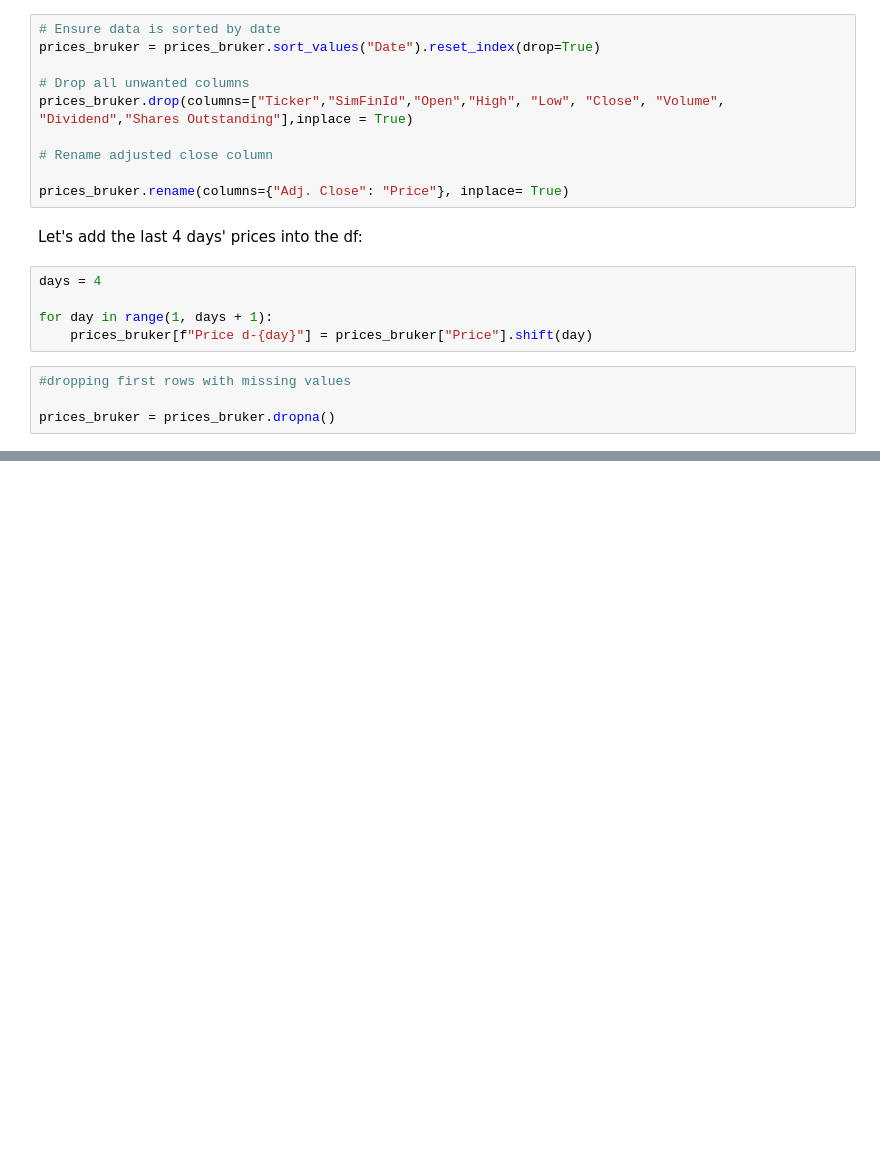
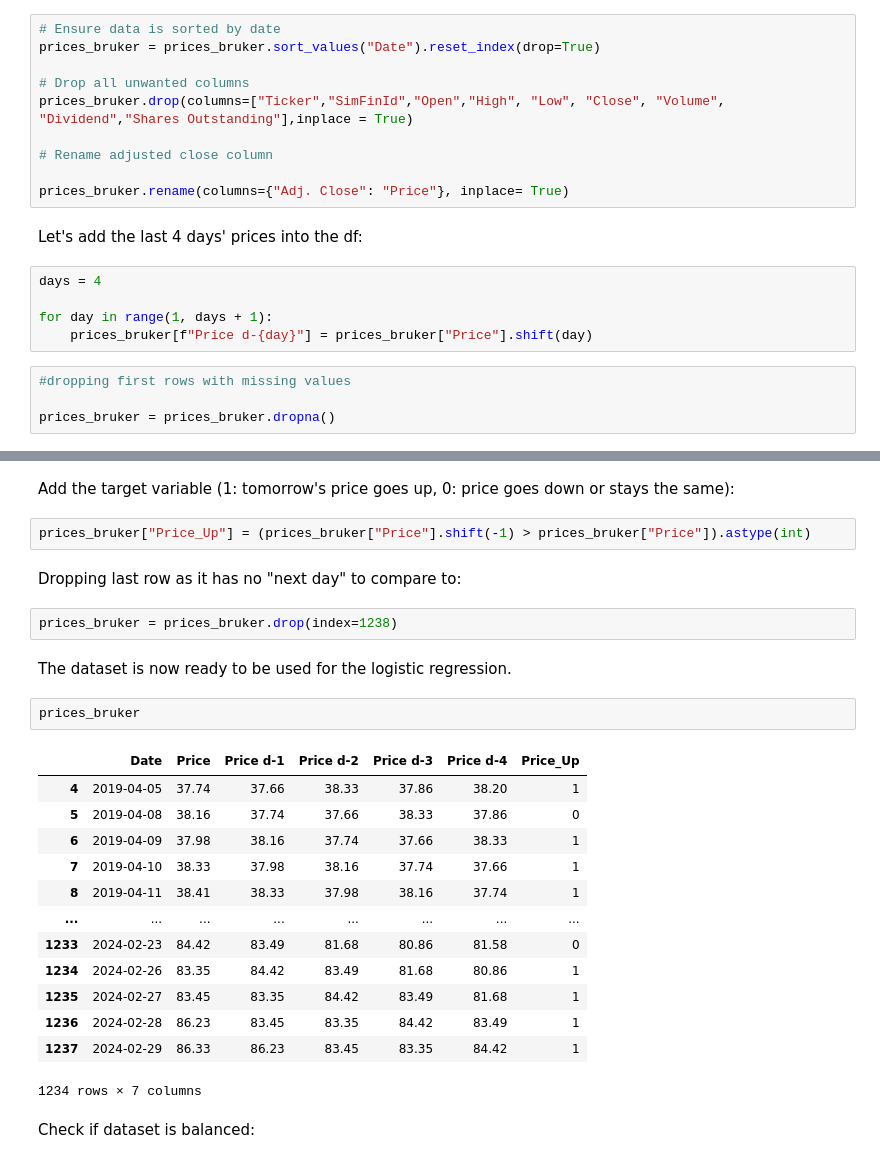
Before and after one commit to camillaperotti/mbd-python-tradingsystem, a Jupyter notebook: ML/ML.ipynb, the cells around one changed output, grey strips where cells are left out. Saved outputs shown, nothing was run; the diff lists cells and outputs as text; blank space fills up the shorter version.

```diff
--- a/ML/ML.ipynb
+++ b/ML/ML.ipynb
@@ -78,0 +93,28 @@ prices_bruker = prices_bruker.dropna()
+# %% [markdown]
+Add the target variable (1: tomorrow's price goes up, 0: price goes down or stays the same):
+# %%
+prices_bruker["Price_Up"] = (prices_bruker["Price"].shift(-1) > prices_bruker["Price"]).astype(int)
+# %% [markdown]
+Dropping last row as it has no "next day" to compare to:
+# %%
+prices_bruker = prices_bruker.drop(index=1238)
+# %% [markdown]
+The dataset is now ready to be used for the logistic regression.
+# %%
+prices_bruker
+# %% [output]
+|  | Date | Price | Price d-1 | Price d-2 | Price d-3 | Price d-4 | Price_Up |
+| 4 | 2019-04-05 | 37.74 | 37.66 | 38.33 | 37.86 | 38.20 | 1 |
+| 5 | 2019-04-08 | 38.16 | 37.74 | 37.66 | 38.33 | 37.86 | 0 |
+| 6 | 2019-04-09 | 37.98 | 38.16 | 37.74 | 37.66 | 38.33 | 1 |
+| 7 | 2019-04-10 | 38.33 | 37.98 | 38.16 | 37.74 | 37.66 | 1 |
+| 8 | 2019-04-11 | 38.41 | 38.33 | 37.98 | 38.16 | 37.74 | 1 |
+| ... | ... | ... | ... | ... | ... | ... | ... |
+| 1233 | 2024-02-23 | 84.42 | 83.49 | 81.68 | 80.86 | 81.58 | 0 |
+| 1234 | 2024-02-26 | 83.35 | 84.42 | 83.49 | 81.68 | 80.86 | 1 |
+| 1235 | 2024-02-27 | 83.45 | 83.35 | 84.42 | 83.49 | 81.68 | 1 |
+| 1236 | 2024-02-28 | 86.23 | 83.45 | 83.35 | 84.42 | 83.49 | 1 |
+| 1237 | 2024-02-29 | 86.33 | 86.23 | 83.45 | 83.35 | 84.42 | 1 |
+1234 rows × 7 columns
+# %% [markdown]
+Check if dataset is balanced:
```
Also changed, not shown: parts of 10 cells of this notebook.
